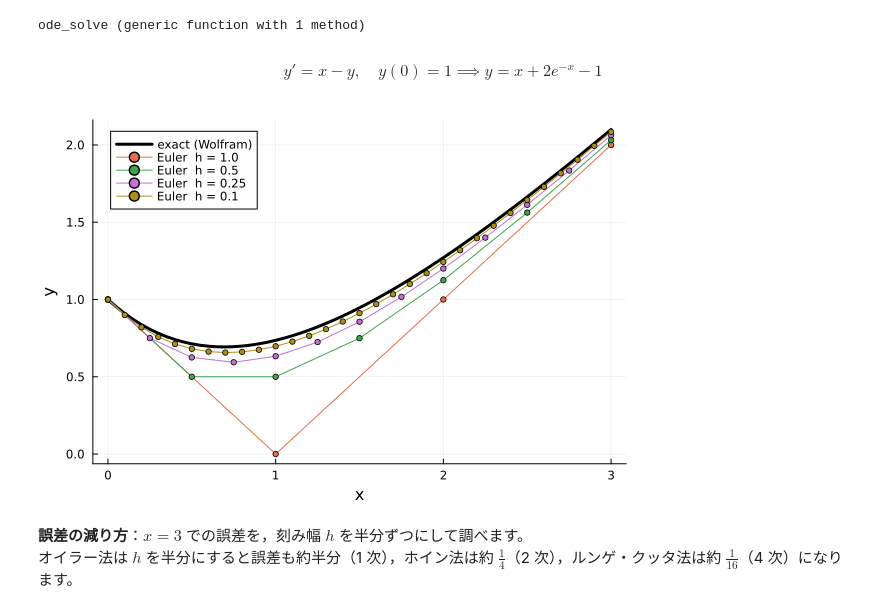
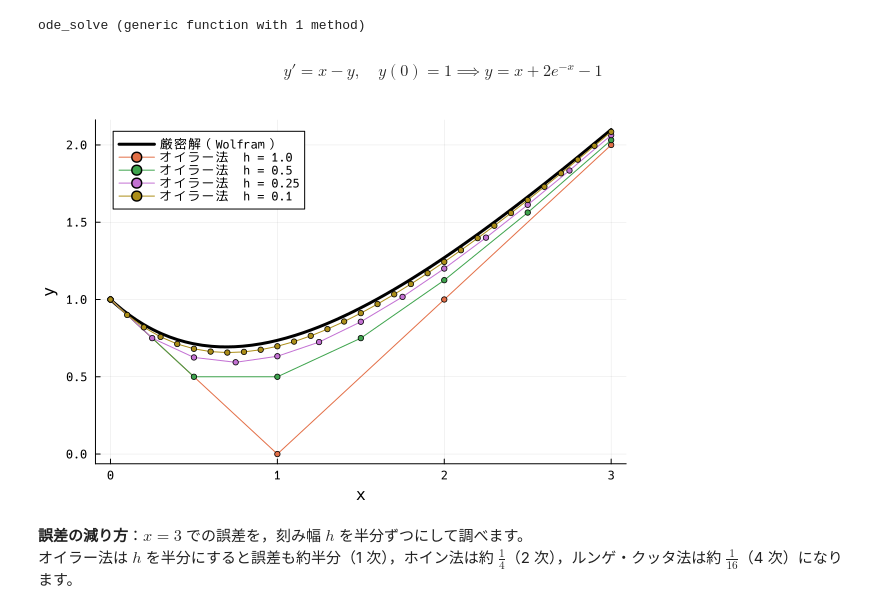
Before and after one commit to shimizudan/20261011wolfram, a Jupyter notebook: julia_wolfram_ode.ipynb, the cells around one changed output. Cells and saved outputs as stored; diff of their text form; code cells hidden in the pictures.

```diff
--- a/julia_wolfram_ode.ipynb
+++ b/julia_wolfram_ode.ipynb
@@ -213,16 +215,16 @@ ode_solve (generic function with 1 method)
 # %%
 f(x, y) = x - y
 _, exact = dsolve(["y'[x] == x - y[x]", "y[0] == 1"])    # 厳密解
 
-plot(exact, 0, 3; lw=3, color=:black, label="exact (Wolfram)", xlabel="x", ylabel="y", legend=:topleft)
+plot(exact, 0, 3; lw=3, color=:black, label="厳密解（Wolfram）", xlabel="x", ylabel="y", legend=:topleft)
 for h in (1.0, 0.5, 0.25, 0.1)
     xs, ys = ode_solve(euler_step, f, 0.0, 1.0, h, round(Int, 3 / h))
-    plot!(xs, ys; marker=:circle, ms=3, label="Euler  h = $h")
+    plot!(xs, ys; marker=:circle, ms=3, label="オイラー法  h = $h")
 end
 plot!()
 # %% [output]
 $$y'=x-y,\quad y(0)=1\implies y = x+2 e^{-x}-1$$
-[figure, old version]
+[figure, new version]
 # %% [markdown]
 **誤差の減り方**：$x = 3$ での誤差を，刻み幅 $h$ を半分ずつにして調べます。
 オイラー法は $h$ を半分にすると誤差も約半分（1 次），ホイン法は約 $\frac14$（2 次），ルンゲ・クッタ法は約 $\frac1{16}$（4 次）になります。
```
Also changed, not shown: parts of 13 cells of this notebook, 11 other files.
